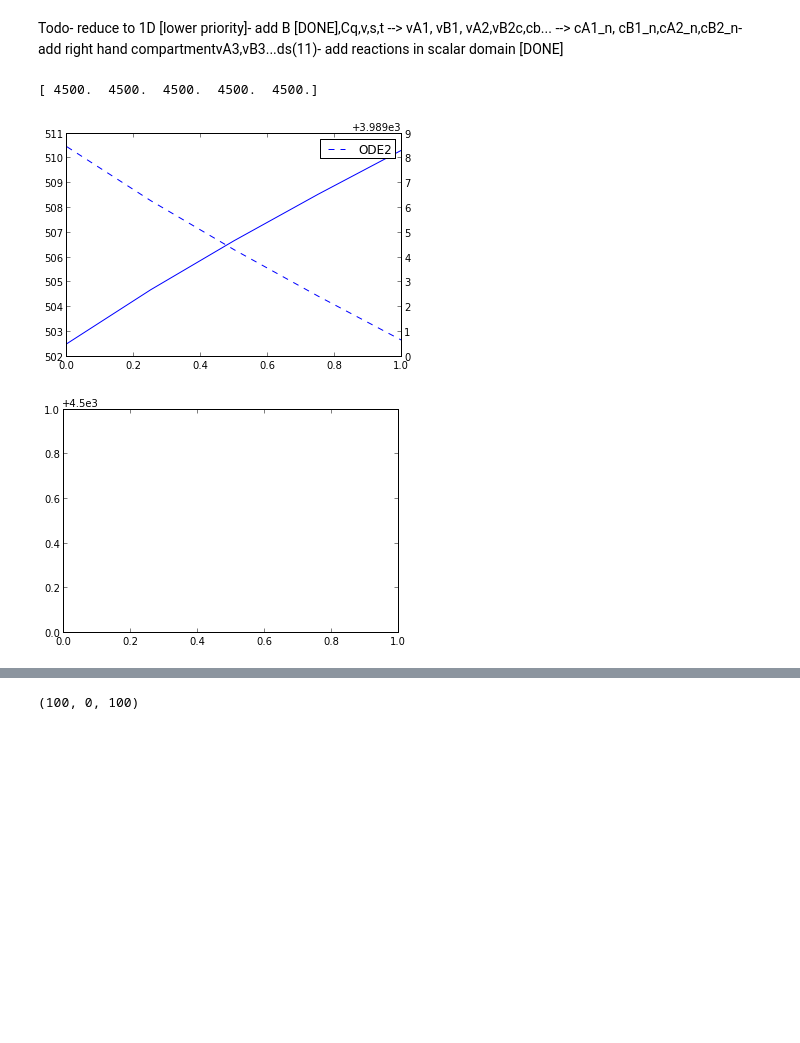
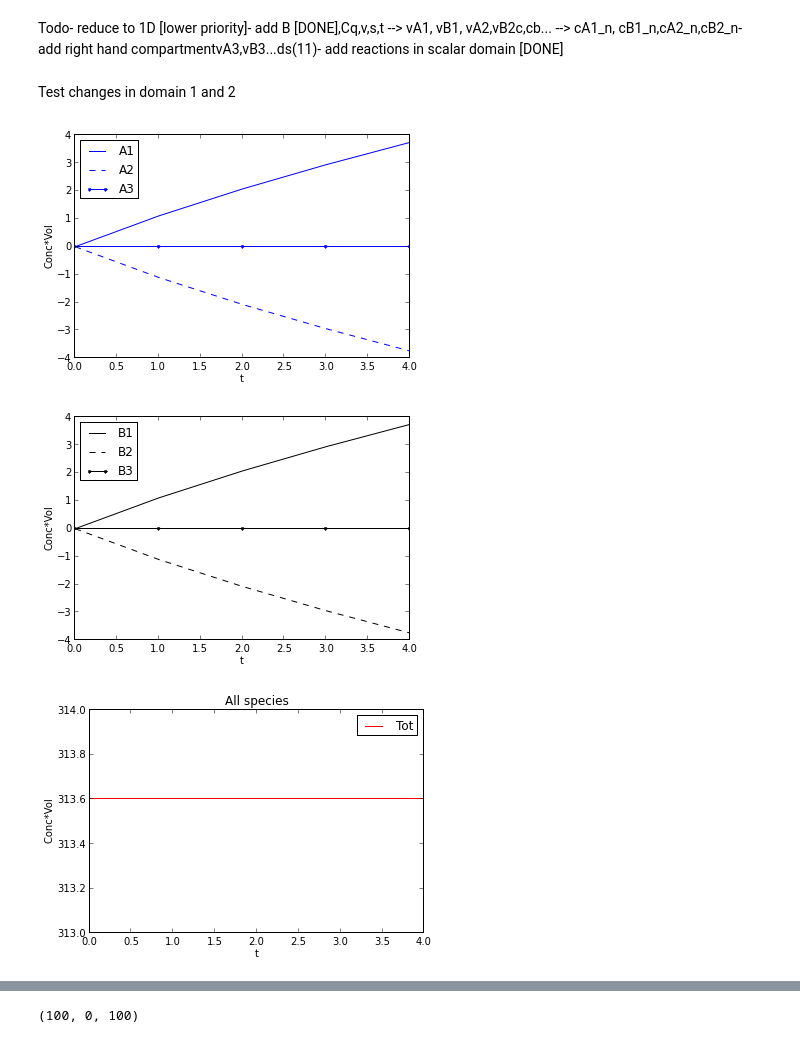
Before and after one commit to huskeypm/enzymekineticsacs, a Jupyter notebook: pdeode.ipynb, the cells around one changed output, grey strips where cells are left out. Saved outputs shown, nothing was run; the diff lists cells and outputs as text; code cells hidden in the pictures; blank space fills up the shorter version.

```diff
--- a/pdeode.ipynb
+++ b/pdeode.ipynb
@@ -5,2 +7,4 @@ Todo- reduce to 1D [lower priority]- add B [DONE],Cq,v,s,t --> vA1, vB1, vA2,vB2
 # %%
 # from Johan#%loadpy scalar-channel-flux.py
+# %%
+def plotconserv(tots):  plt.figure()  #plt.subplot(221)  c=tots[:,0]  ts = np.arange(np.shape(c)[0])      plt.plot(ts,c-c[0],'b',label="A1")  c=tots[:,2]  plt.plot(ts,c-c[0],'b--',label="A2")  c=tots[:,4]  plt.plot(ts,c-c[0],'b.-',label="A3")  plt.legend(loc=0)  plt.ylabel("Conc*Vol")  plt.xlabel("t")  plt.figure()  c=tots[:,1]  plt.plot(ts,c-c[0],'k',label="B1")  c=tots[:,3]  plt.plot(ts,c-c[0],'k--',label="B2")  c=tots[:,5]  plt.plot(ts,c-c[0],'k.-',label="B3")  plt.legend(loc=0)  plt.ylabel("Conc*Vol")  plt.xlabel("t")  plt.figure()  plt.title("All species")   c=tots[:,0]+tots[:,2]+tots[:,4]  plt.plot(ts,c,'r',label="Tot")  plt.legend(loc=0)  plt.ylabel("Conc*Vol ")  plt.xlabel("t")
@@ -11,6 +15,8 @@ from dolfin import *import numpy as np## My reaction system # dc/dt = ## Params
-# %%
-plt.figure()fig, ax1 = plt.subplots()ax1.plot(ts,tots[:,0],'b',label="PDE0")#ax1.plot(ts,tots[:,1],'b',label="PDE0")plt.legend(loc=1)ax2 = ax1.twinx()ax2.plot(ts,tots[:,2],'b--',label="ODE2")#ax2.plot(ts,tots[:,3],'b--',label="ODE3")plt.legend()plt.figure()plt.plot(ts,tots[:,0]+tots[:,2])print tots[:,0]+tots[:,2]#plt.plot(ts,tots[:,1]+tots[:,3])
-# %% [output]
-[ 4500.  4500.  4500.  4500.  4500.]
-[figure, removed]
-[figure, removed]
+# %% [markdown]
+Test changes in domain 1 and 2
+# %%
+if 0:    tots12=test12()plotconserv(tots12)
+# %% [output]
+[figure, added]
+[figure, added]
+[figure, added]
```
Also changed, not shown: parts of 14 cells of this notebook, 1 other file.
